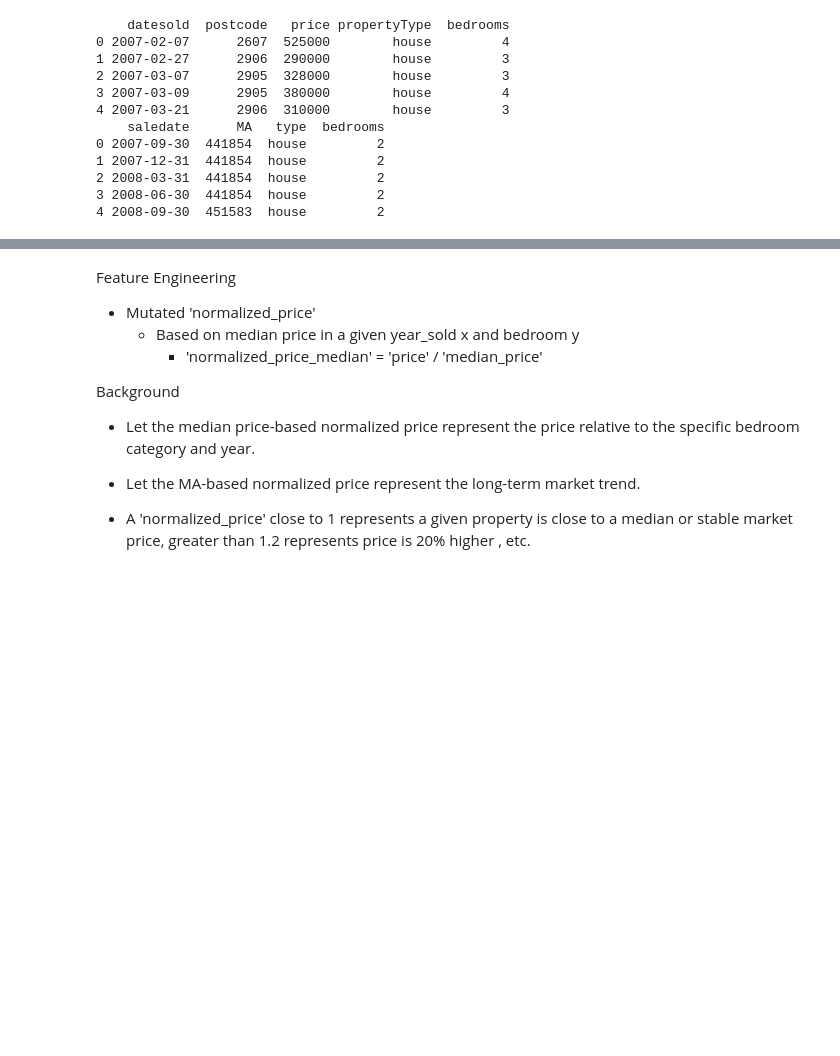
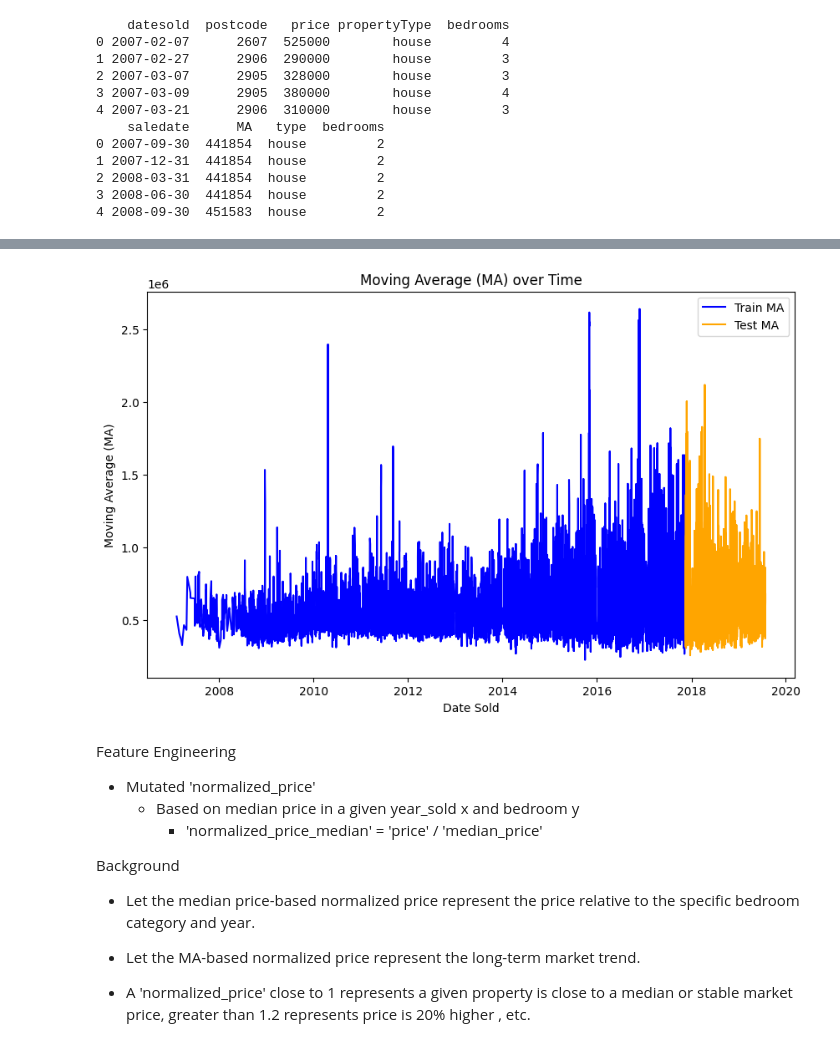
Before and after one commit to gracesosa/RealEstate_TrendClassification, a Jupyter notebook: Notebooks/DataPreprocessing2.ipynb, the cells around one changed output, grey strips where cells are left out. Drawn from its saved outputs; the diff is of its cells as text; code cells hidden in the pictures; blank space fills up the shorter version.

```diff
--- a/Notebooks/DataPreprocessing2.ipynb
+++ b/Notebooks/DataPreprocessing2.ipynb
@@ -73,3 +142,22 @@ merged_df = merged_df[merged_df['bedrooms'] != 0]
+# %%
+# Plot the MA over time for train and test data
+plt.figure(figsize=(10, 6))
+
+# Plot MA for train set
+plt.plot(train_df['date_sold'], train_df['MA'], label='Train MA', color='blue')
+
+# Plot MA for test set
+plt.plot(test_df['date_sold'], test_df['MA'], label='Test MA', color='orange')
+
+# Add labels and legend
+plt.xlabel('Date Sold')
+plt.ylabel('Moving Average (MA)')
+plt.title('Moving Average (MA) over Time')
+plt.legend()
+
+plt.show()
+# %% [output]
+[figure, added]
 # %% [markdown]
 Feature Engineering
 - Mutated 'normalized_price'
```
Also changed, not shown: parts of 34 cells of this notebook.
